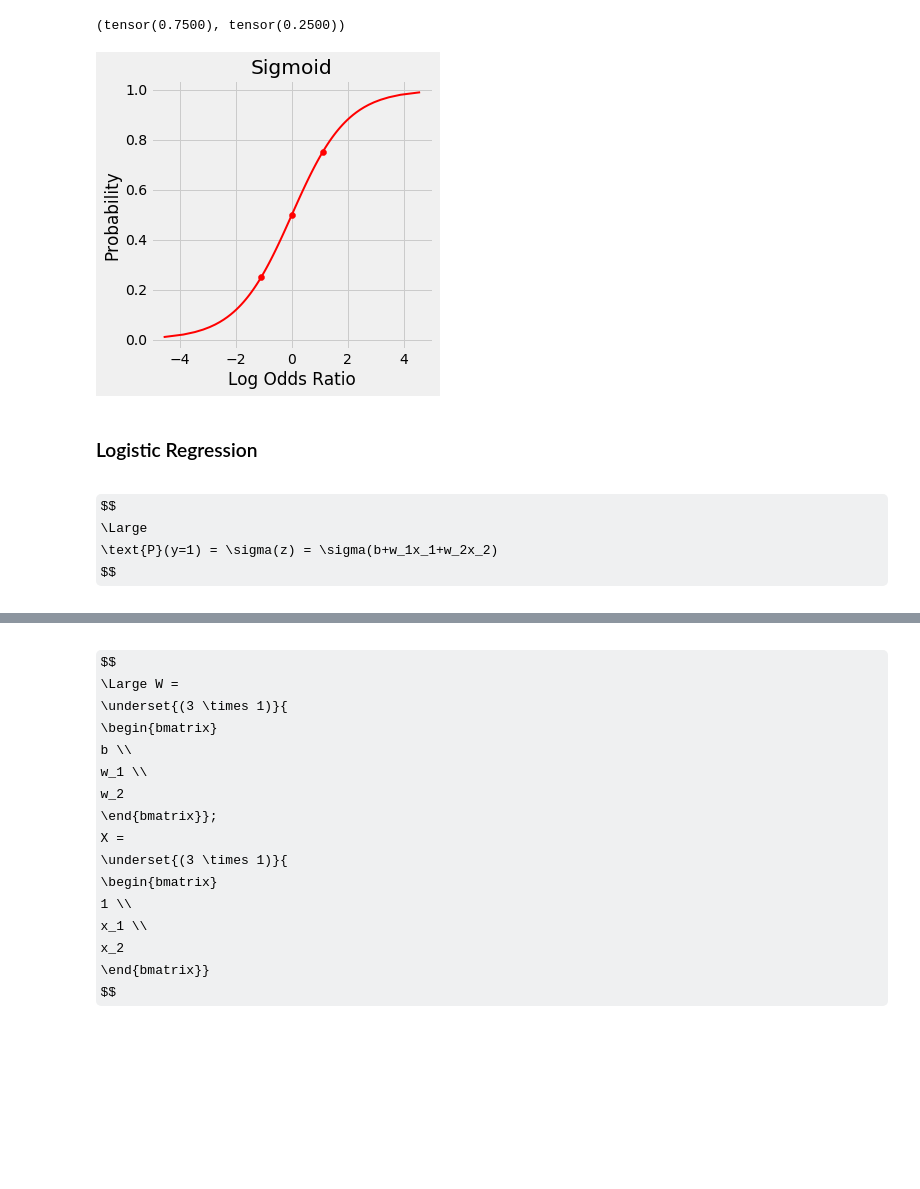
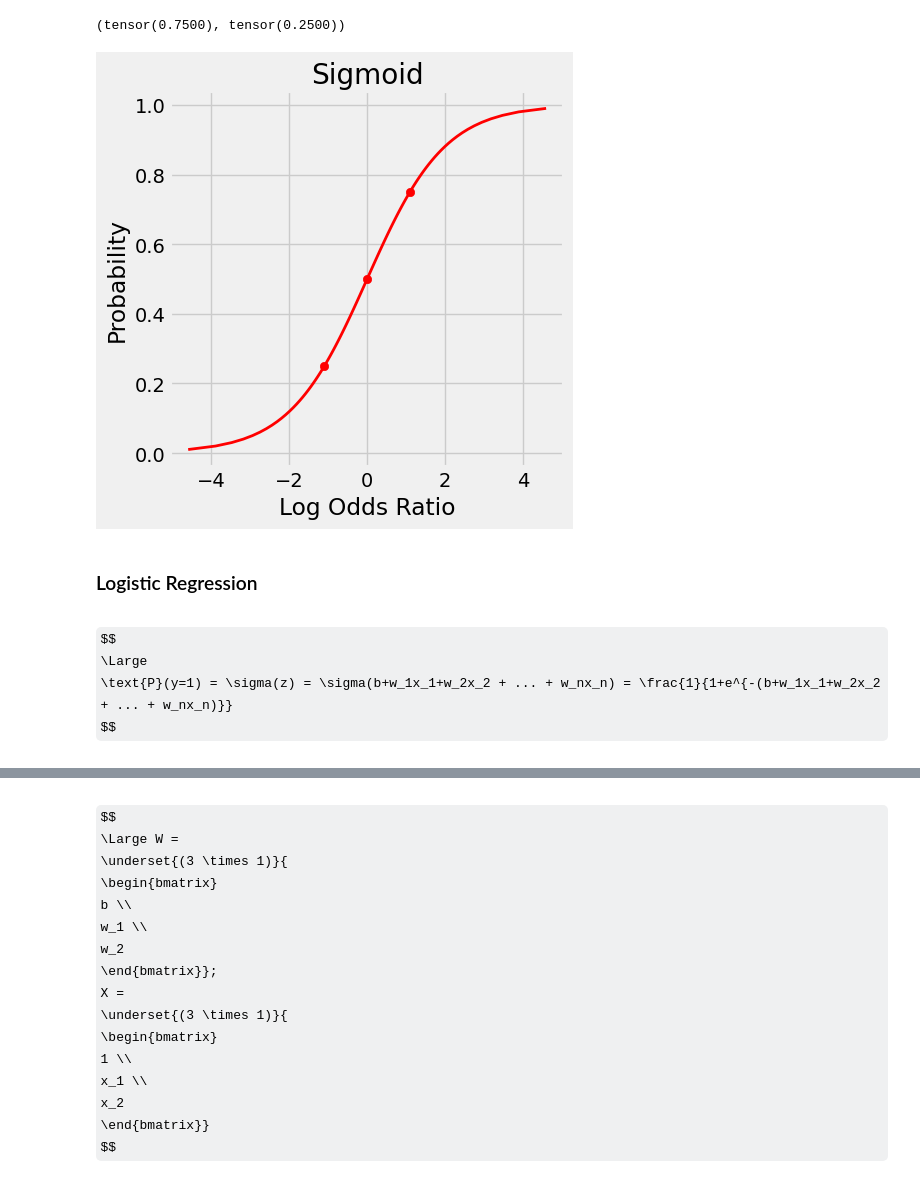
Before and after one commit to mbuhidar/kaggle_comps, a Jupyter notebook: binary_bank_comp/iPython/Binary_Bank_Comp.ipynb, the cells around one changed output, grey strips where cells are left out. Drawn from its saved outputs; the diff is of its cells as text; code cells hidden in the pictures; some formulas as TeX source; blank space fills up the shorter version.

```diff
--- a/binary_bank_comp/iPython/Binary_Bank_Comp.ipynb
+++ b/binary_bank_comp/iPython/Binary_Bank_Comp.ipynb
@@ -269,16 +337,29 @@ sigmoid(log_odds_ratio(p)), sigmoid(log_odds_ratio(q))
 torch.sigmoid(torch.tensor(1.0986)), torch.sigmoid(torch.tensor(-1.0986))
 # %% [output]
 (tensor(0.7500), tensor(0.2500))
-# %%
-fig = figure4(p)
-# %% [output]
-[figure, removed]
+# %%
+def figure4(prob1):
+    fig, ax = plt.subplots(1, 1, figsize=(5, 5))
+    prob = np.linspace(.01, .99, 99)
+
+    ax.plot(log_odds(prob), prob, linewidth=2, c='r')
+    ax.set_ylabel('Probability')
+    ax.set_xlabel('Log Odds Ratio')
+    ax.set_title('Sigmoid')
+    ax.scatter([log_odds(prob1), log_odds(.5), log_odds(1-prob1)], [prob1, .5, (1-prob1)], c='r')
+    fig.tight_layout()
+
+    return fig
+
+fig = figure4(p)
+# %% [output]
+[figure, added]
 # %% [markdown]
 ### Logistic Regression
 # %% [markdown]
 $$
 \Large
-\text{P}(y=1) = \sigma(z) = \sigma(b+w_1x_1+w_2x_2)
+\text{P}(y=1) = \sigma(z) = \sigma(b+w_1x_1+w_2x_2 + ... + w_nx_n) = \frac{1}{1+e^{-(b+w_1x_1+w_2x_2 + ... + w_nx_n)}}
 $$
 # %% [markdown]
 ![](images/logistic_model.png)
```
Also changed, not shown: parts of 29 cells of this notebook.
